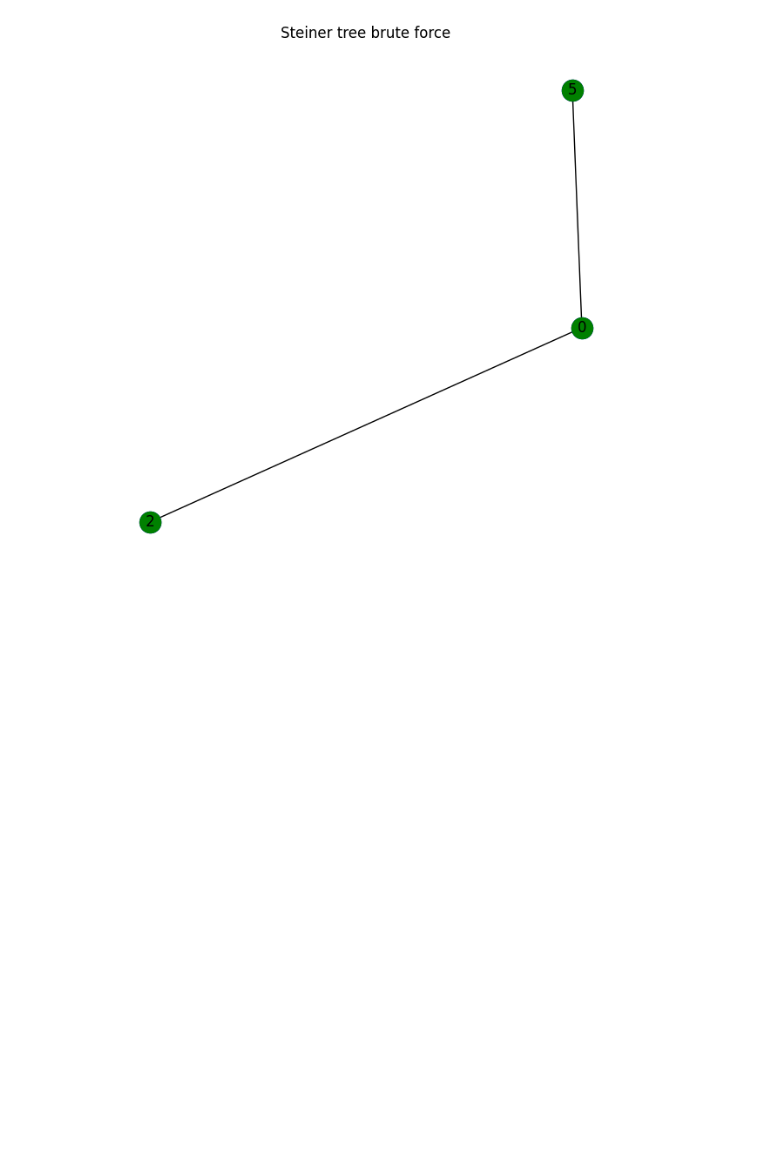
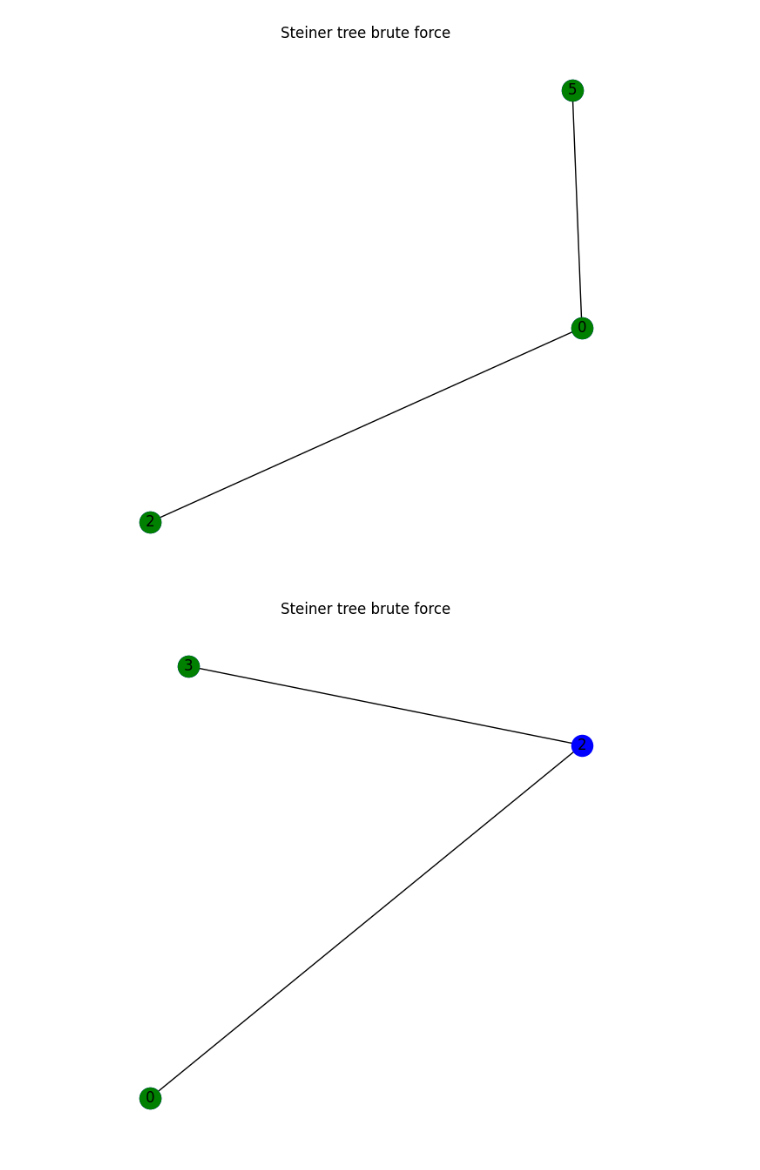
Before and after one commit to MajaZMaja2506/projekatRI, a Jupyter notebook: brute_force.ipynb, the cells around one changed output. Saved outputs shown, nothing was run; the diff lists cells and outputs as text; code cells hidden in the pictures; blank space fills up the shorter version.

Commit message:
Add another graph

```diff
--- a/brute_force.ipynb
+++ b/brute_force.ipynb
@@ -40,3 +40,20 @@ plt.title("Steiner tree brute force")
 plt.show()
 # %% [output]
 [figure]
+# %%
+G2 = nx.Graph()
+G2.add_nodes_from([0,1,2,3])
+G2.add_weighted_edges_from([(0,1,5), (0,2, 2), (1,3, 20), (2,3, 10)])
+
+terminals2 = {0,3}
+# %%
+T2, w2 = brute_force(G2,terminals2)
+# %%
+pos2 = nx.spring_layout(G2)
+plt.figure(figsize=(6,6))
+nx.draw(T2, pos2, with_labels = True, node_color = 'blue')
+nx.draw_networkx_nodes(T2, pos2, nodelist=terminals2, node_color='green')
+plt.title("Steiner tree brute force")
+plt.show()
+# %% [output]
+[figure, added]
```
